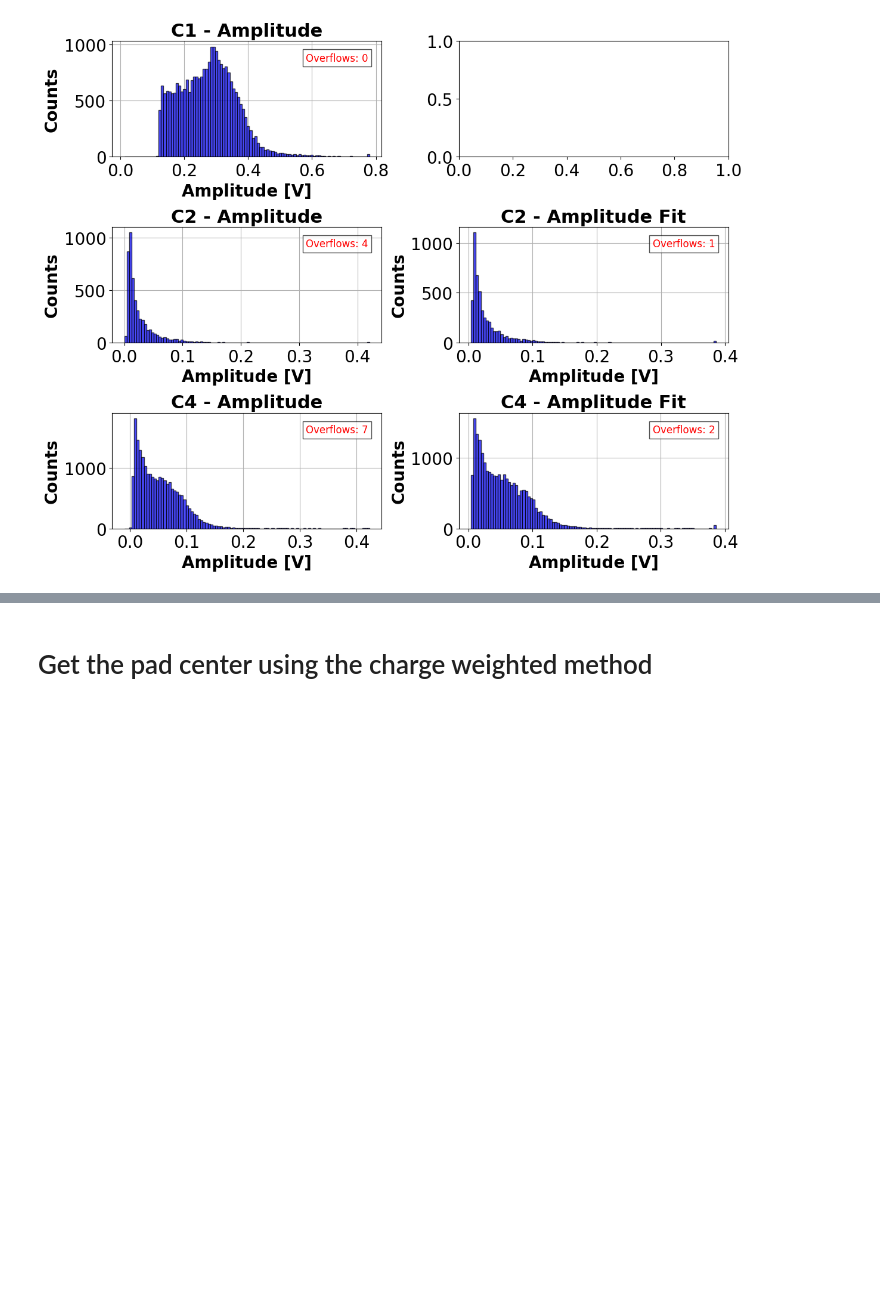
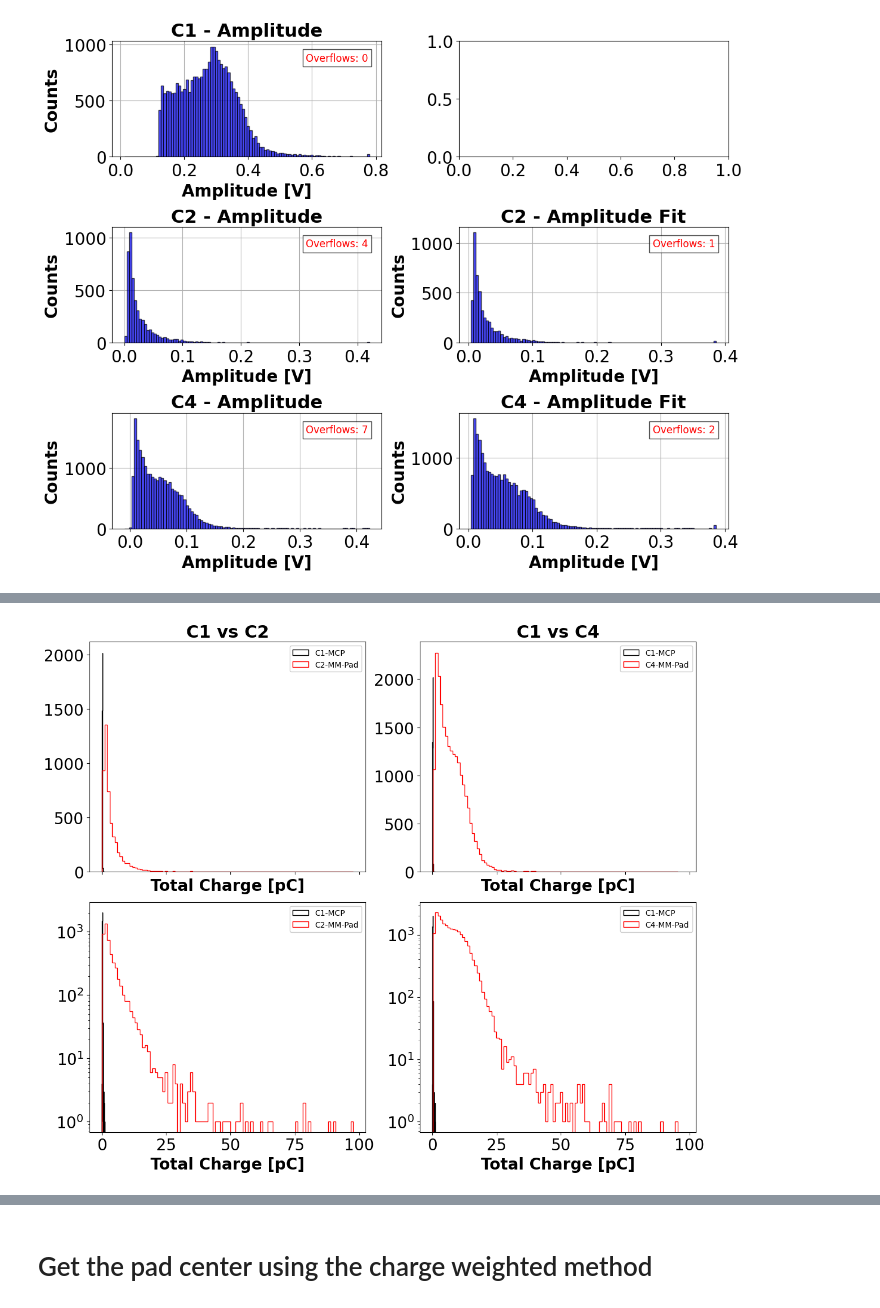
Before and after one commit to akallitss/py_analysis, a Jupyter notebook: single_pad_analysis/test_analysis.ipynb, the cells around one changed output, grey strips where cells are left out. Drawn from its saved outputs; the diff is of its cells as text; code cells hidden in the pictures; blank space fills up the shorter version.

```diff
--- a/single_pad_analysis/test_analysis.ipynb
+++ b/single_pad_analysis/test_analysis.ipynb
@@ -405,10 +499,36 @@ plt.show()
 # %%
-fig, axs = plt.subplots(figsize=(8, 5))
-#for i in range(len(mcp_qs)):
-axs.hist(df[f'peakparam_C1/peakparam_C1.charge_filtered'], bins=100, range=(0.0, 1.0), histtype='step', color='black', lw=2, label=f'MCP')
-axs.hist(df[f'peakparam_C4/peakparam_C4.echargefit_filtered'], bins=100, range=(0.0, 6.0), histtype='step', color='red', lw=2, label=f'MM pad')
-axs.set_yscale('log')
-axs.set_xlabel('e-peak Charge [pC]')
-axs.set_title('')
-axs.legend()
-plt.show()
+# Get all channels except C1
+compare_ch_totcharge = [ch for ch in filters.keys() if ch != 'C1']
+
+num_plots = len(compare_ch_totcharge)
+fig, axes = plt.subplots(nrows=2, ncols=num_plots, figsize=(6*num_plots, 10), sharex=True, sharey=False)
+
+if num_plots == 1:
+    axes = [axes]  # Ensure `axes` is iterable when there's only one subplot
+
+# Filter C1 data once (to avoid redundant computation)
+df_filter_c1 = df[filters['C1']['charge_cut']]
+c1_ch_filtered = df_filter_c1['peakparam_C1/peakparam_C1.charge']
+
+for col, ch in enumerate(compare_ch_totcharge):
+    # Apply filter for the other channel
+    df_filter_ch = df[filters[ch]['totcharge_cut']]
+    ch_ech_filtered = df_filter_ch[f'peakparam_{ch}/peakparam_{ch}.totcharge']
+
+    # Linear scale histogram (first row)
+    axes[0, col].hist(c1_ch_filtered, bins=100, histtype='step', color='black', lw=2, label='C1-MCP')
+    axes[0, col].hist(ch_ech_filtered, bins=100, histtype='step', color='red', lw=2, label=f'{ch}-MM-Pad')
+    axes[0, col].set_title(f'C1 vs {ch}')
+    axes[0, col].set_xlabel('Total Charge [pC]')
+    axes[0, col].legend()
+
+    # Log scale histogram (second row)
+    axes[1, col].hist(c1_ch_filtered, bins=100, histtype='step', color='black', lw=2, label='C1-MCP')
+    axes[1, col].hist(ch_ech_filtered, bins=100, histtype='step', color='red', lw=2, label=f'{ch}-MM-Pad')
+    axes[1, col].set_yscale('log')  # Set log scale for y-axis
+    axes[1, col].set_xlabel('Total Charge [pC]')
+    axes[1, col].legend()
+
+plt.tight_layout()
+# %% [output]
+[figure, added]
```
Also changed, not shown: parts of 24 cells of this notebook, 1 other file.
